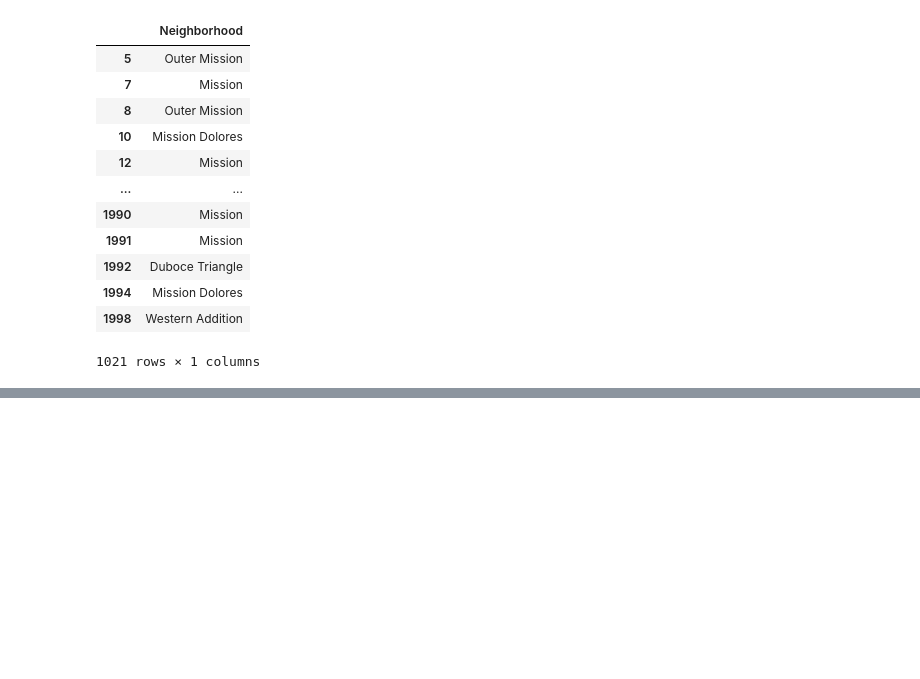
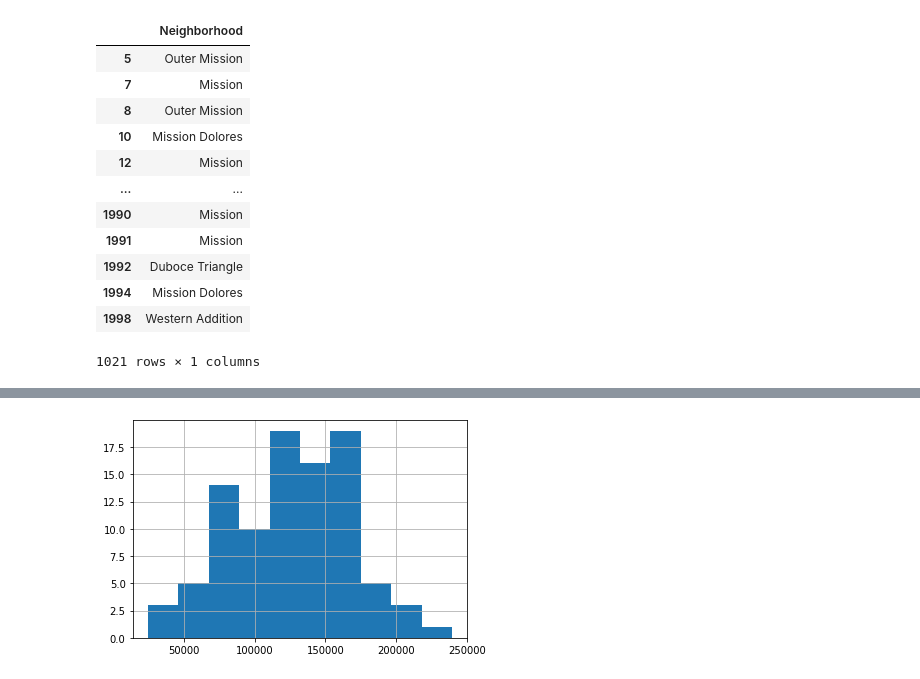
Before and after one commit to shleung101/sta141c_311_cases, a Jupyter notebook: SruthiDraft1 .ipynb, the cells around one changed output, grey strips where cells are left out. Saved outputs shown, nothing was run; the diff lists cells and outputs as text; code cells hidden in the pictures; blank space fills up the shorter version.

```diff
--- a/SruthiDraft1 .ipynb
+++ b/SruthiDraft1 .ipynb
@@ -243,0 +196,16 @@ neighborhood
+# %%
+#grouping by neighborhood and obtaining frequency
+
+cases_q7['freq'] = 1
+neighborhood = cases_q7.groupby('Neighborhood').sum()['freq']
+neighborhood = pd.DataFrame(neighborhood)
+neighborhood = neighborhood.rename_axis("Neighborhood").reset_index()
+# %%
+#reading a csv file of household income and population
+#from census.gov and niche.com
+IncPop = pd.read_csv("Neighborhood.csv")
+IncPop
+
+#Combining both dataframes
+neighborhood = pd.merge(neighborhood, IncPop, on = ["Neighborhood"])
+neighborhood
@@ -243,0 +246,4 @@ neighborhood
+# %%
+inc = neighborhood['Income'].hist()
+# %% [output]
+[figure, added]
```
Also changed, not shown: parts of 37 cells of this notebook.
